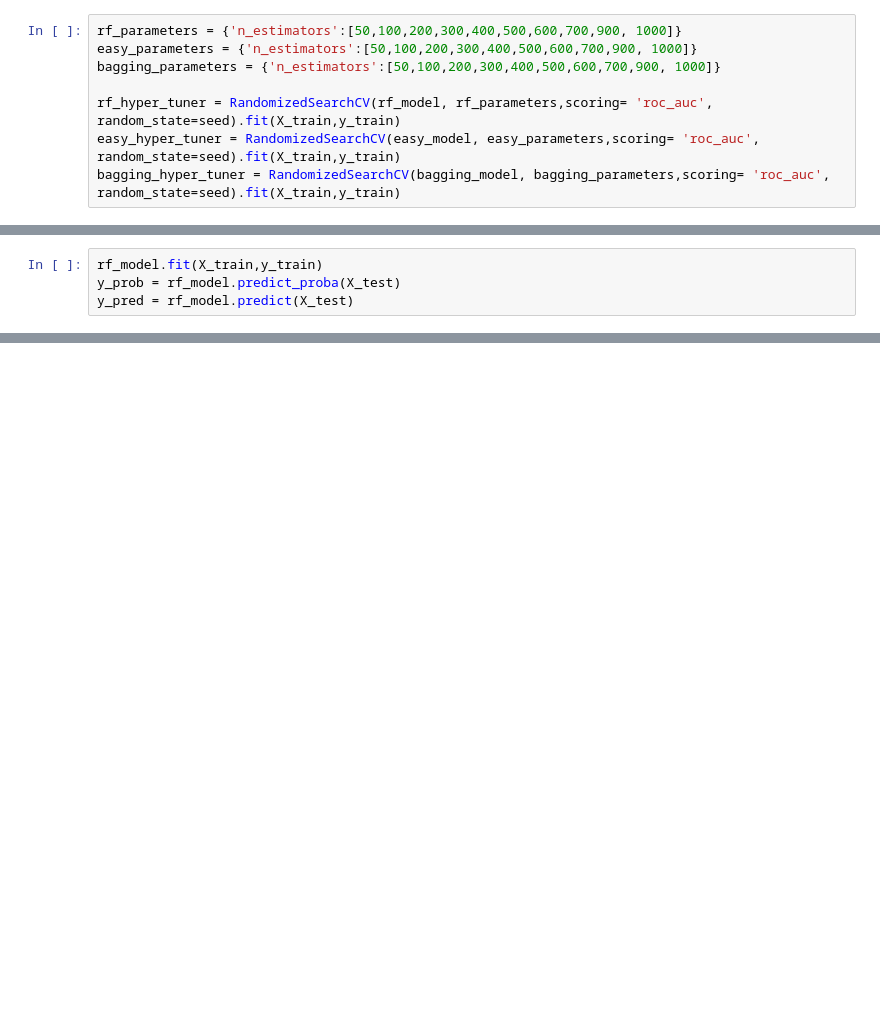
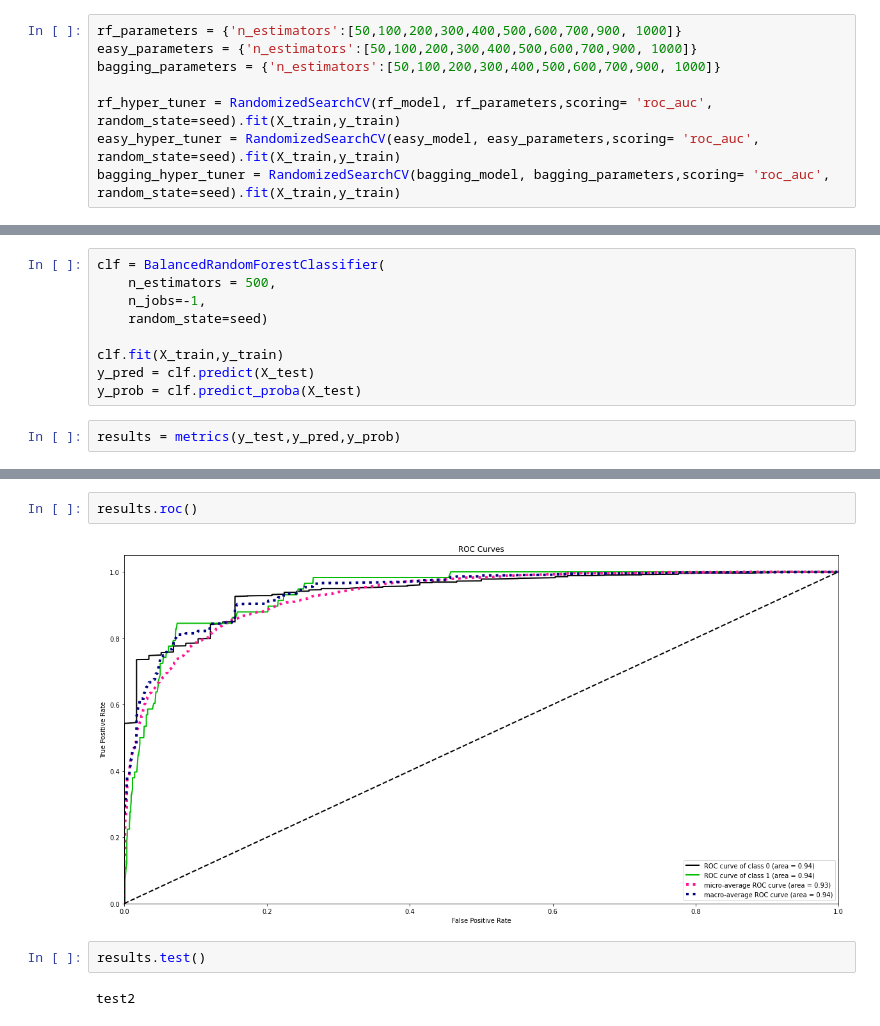
Before and after one commit to joelaniado/company-bankruptcy-prediction, a Jupyter notebook: company-bankruptcy-prediction.ipynb, the cells around one changed output, grey strips where cells are left out. Drawn from its saved outputs; the diff is of its cells as text; blank space fills up the shorter version.

Commit message:
MOdified if statement in helpers, created correlation array in previous commit, started results section with best model.

```diff
--- a/company-bankruptcy-prediction.ipynb
+++ b/company-bankruptcy-prediction.ipynb
@@ -195,4 +183,0 @@ Balanced Bagging: {'n_estimators': 200}
-# %%
-rf_model.fit(X_train,y_train)
-y_prob = rf_model.predict_proba(X_test)
-y_pred = rf_model.predict(X_test)
@@ -214,0 +186,11 @@ print(confusion_matrix(y_test,y_pred))
+# %%
+clf = BalancedRandomForestClassifier(
+    n_estimators = 500,
+    n_jobs=-1,
+    random_state=seed)
+
+clf.fit(X_train,y_train)
+y_pred = clf.predict(X_test)
+y_prob = clf.predict_proba(X_test)
+# %%
+results = metrics(y_test,y_pred,y_prob)
@@ -214,0 +208,8 @@ print(confusion_matrix(y_test,y_pred))
+# %%
+results.roc()
+# %% [output]
+[figure, added]
+# %%
+results.test()
+# %% [output]
+test2
```
Also changed, not shown: parts of 7 cells of this notebook, 2 other files.
